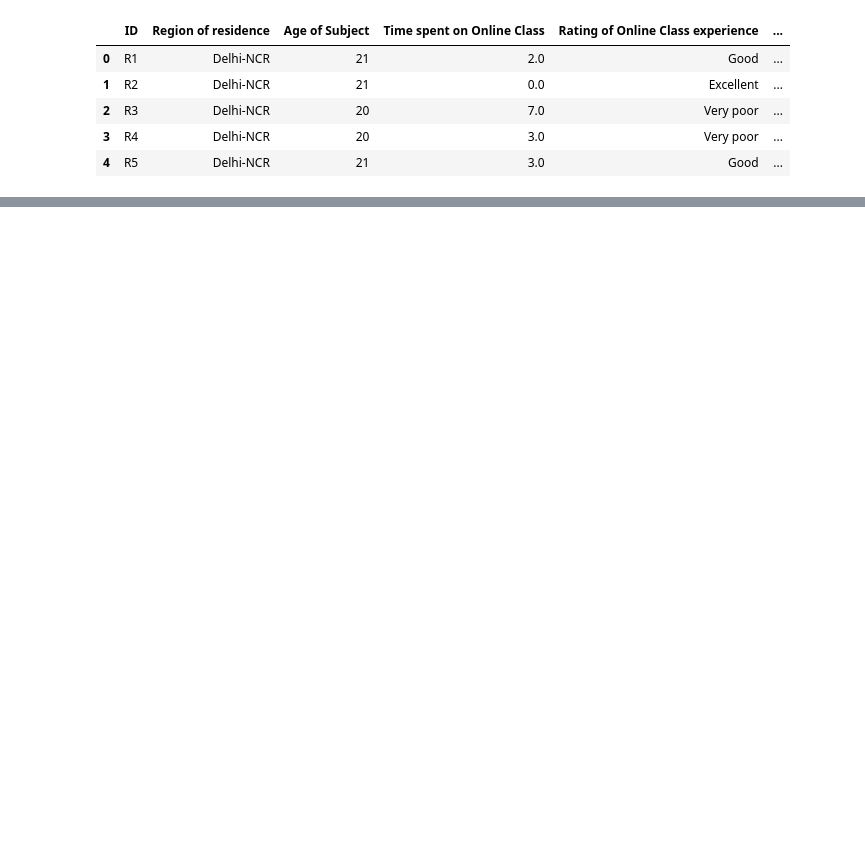
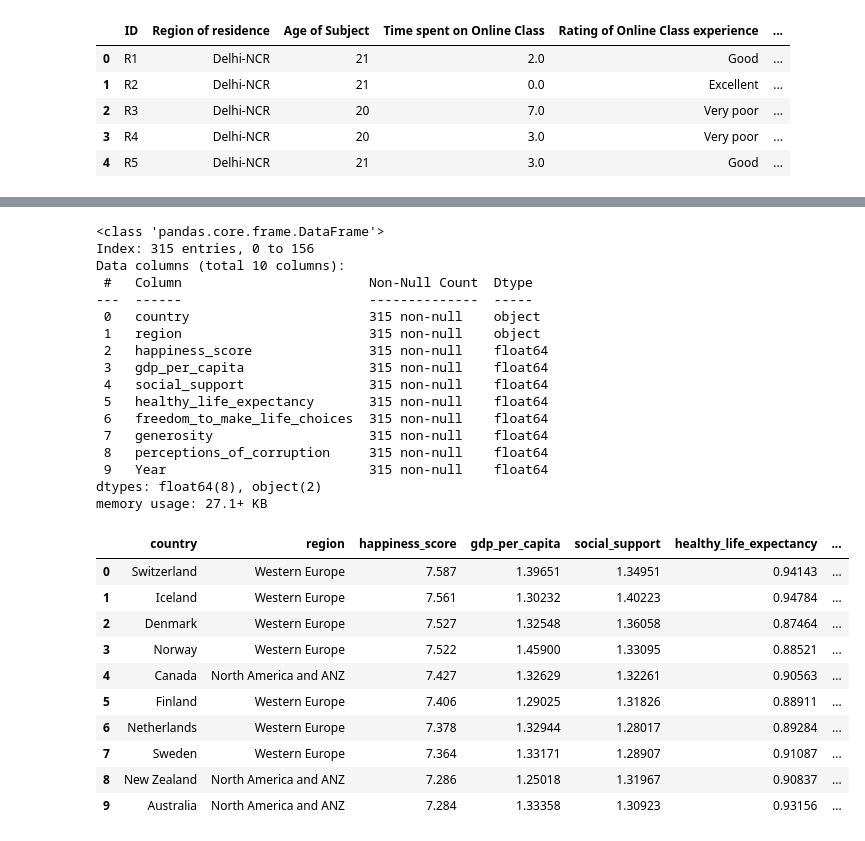
Before and after one commit to nchakicherla/ucb-dataviz-project1-group7, a Jupyter notebook: data_code_cleanup.ipynb, the cells around one changed output, grey strips where cells are left out. Drawn from its saved outputs; the diff is of its cells as text; code cells hidden in the pictures; blank space fills up the shorter version.

```diff
--- a/data_code_cleanup.ipynb
+++ b/data_code_cleanup.ipynb
@@ -42,0 +117,13 @@ df_student_survey.head()
+# %%
+#world happiness data WIP
+#reading and writing data from csv
+
+df_happy_15 = pd.read_csv("whr/WHR_2015.csv")
+df_happy_16 = pd.read_csv("whr/WHR_2016.csv")
+df_happy_17 = pd.read_csv("whr/WHR_2017.csv")
+df_happy_18 = pd.read_csv("whr/WHR_2018.csv")
+df_happy_19 = pd.read_csv("whr/WHR_2019.csv")
+df_happy_20 = pd.read_csv("whr/WHR_2020.csv")
+df_happy_21 = pd.read_csv("whr/WHR_2021.csv")
+df_happy_22 = pd.read_csv("whr/WHR_2022.csv")
+df_happy_23 = pd.read_csv("whr/WHR_2023.csv")
@@ -42,0 +212,15 @@ df_student_survey.head()
+# %%
+#drop nulls in 2018 and 2023
+df_happy_18 = df_happy_18.dropna()
+df_happy_23 = df_happy_23.dropna()
+# %%
+#add year column to each dataframe
+df_happy_15['Year'] = 2015
+df_happy_16['Year'] = 2016
+df_happy_17['Year'] = 2017
+df_happy_18['Year'] = 2018
+df_happy_19['Year'] = 2019
+df_happy_20['Year'] = 2020
+df_happy_21['Year'] = 2021
+df_happy_22['Year'] = 2022
+df_happy_23['Year'] = 2023
@@ -42,0 +237,36 @@ df_student_survey.head()
+# %%
+#merge all dataframes around the year column
+df_happy = pd.concat([df_happy_15, df_happy_16, df_happy_17, df_happy_18, df_happy_19, df_happy_20, df_happy_21, df_happy_22, df_happy_23], axis=0)
+df_happy = df_happy.dropna()
+df_happy.describe()
+df_happy.info()
+df_happy.head(10)
+# %% [output]
+<class 'pandas.core.frame.DataFrame'>
+Index: 315 entries, 0 to 156
+Data columns (total 10 columns):
+ #   Column                        Non-Null Count  Dtype
+---  ------                        --------------  -----
+ 0   country                       315 non-null    object
+ 1   region                        315 non-null    object
+ 2   happiness_score               315 non-null    float64
+ 3   gdp_per_capita                315 non-null    float64
+ 4   social_support                315 non-null    float64
+ 5   healthy_life_expectancy       315 non-null    float64
+ 6   freedom_to_make_life_choices  315 non-null    float64
+ 7   generosity                    315 non-null    float64
+ 8   perceptions_of_corruption     315 non-null    float64
+ 9   Year                          315 non-null    float64
+dtypes: float64(8), object(2)
+memory usage: 27.1+ KB
+|  | country | region | happiness_score | gdp_per_capita | social_support | healthy_life_expectancy | ... |
+| 0 | Switzerland | Western Europe | 7.587 | 1.39651 | 1.34951 | 0.94143 | ... |
+| 1 | Iceland | Western Europe | 7.561 | 1.30232 | 1.40223 | 0.94784 | ... |
+| 2 | Denmark | Western Europe | 7.527 | 1.32548 | 1.36058 | 0.87464 | ... |
+| 3 | Norway | Western Europe | 7.522 | 1.45900 | 1.33095 | 0.88521 | ... |
+| 4 | Canada | North America and ANZ | 7.427 | 1.32629 | 1.32261 | 0.90563 | ... |
+| 5 | Finland | Western Europe | 7.406 | 1.29025 | 1.31826 | 0.88911 | ... |
+| 6 | Netherlands | Western Europe | 7.378 | 1.32944 | 1.28017 | 0.89284 | ... |
+| 7 | Sweden | Western Europe | 7.364 | 1.33171 | 1.28907 | 0.91087 | ... |
+| 8 | New Zealand | North America and ANZ | 7.286 | 1.25018 | 1.31967 | 0.90837 | ... |
+| 9 | Australia | North America and ANZ | 7.284 | 1.33358 | 1.30923 | 0.93156 | ... |
```
Also changed, not shown: parts of 9 cells of this notebook.
